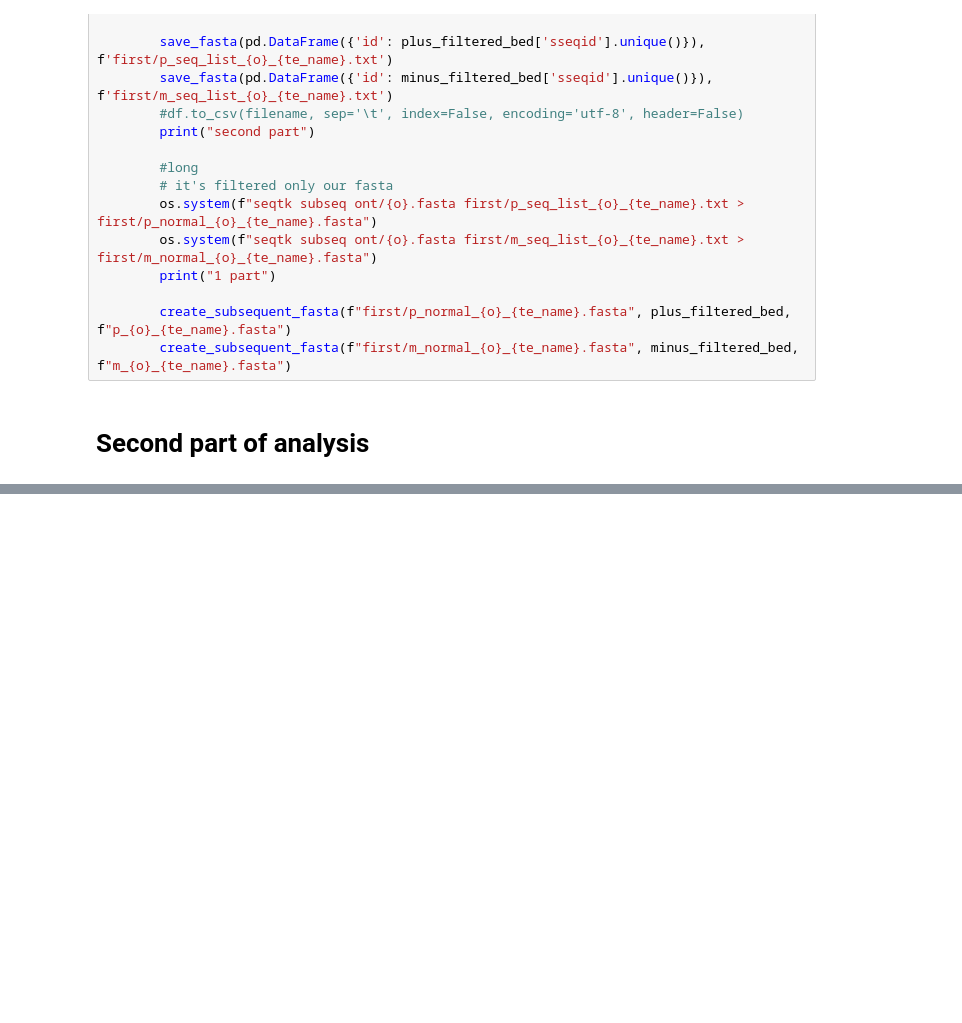
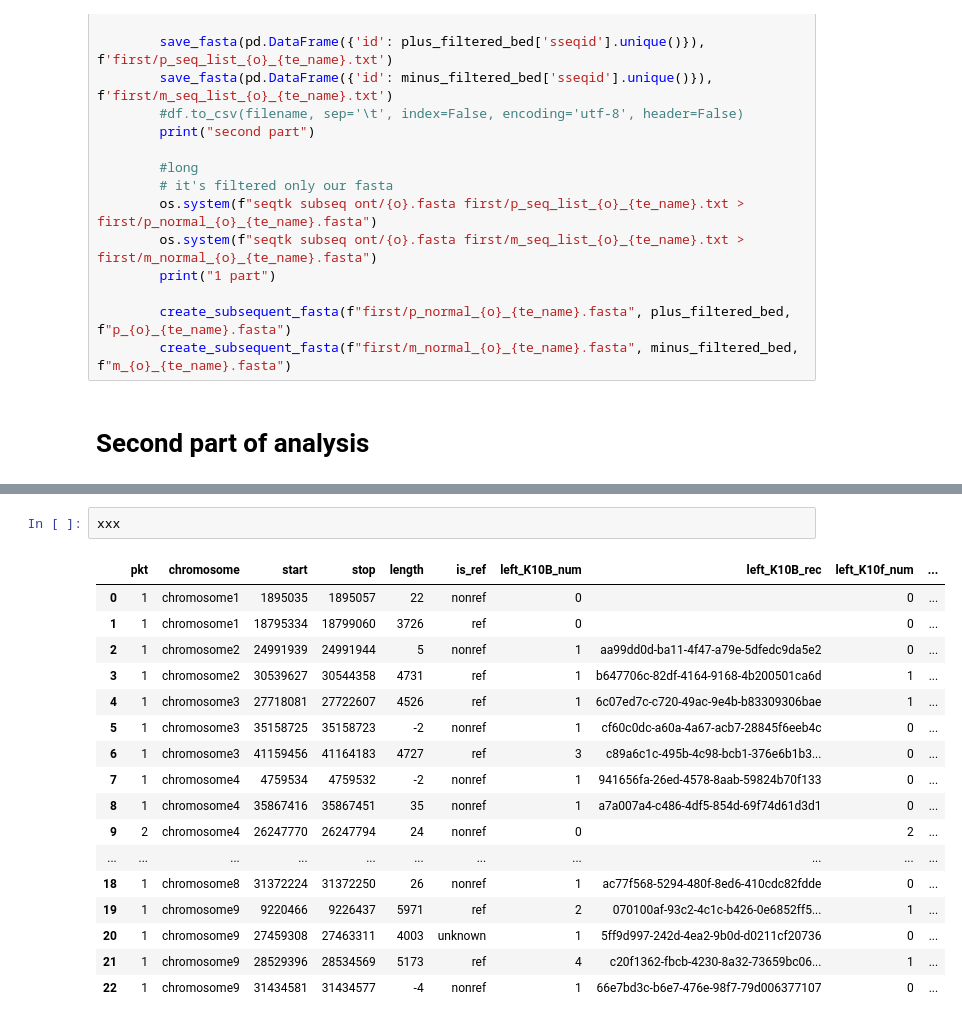
Before and after one commit to pkula/te_resolver, a Jupyter notebook: analysis.ipynb, the cells around one changed output, grey strips where cells are left out. Drawn from its saved outputs; the diff is of its cells as text; blank space fills up the shorter version.

```diff
--- a/analysis.ipynb
+++ b/analysis.ipynb
@@ -577,0 +876,20 @@ masked_genome
+# %%
+xxx
+# %% [output]
+|  | pkt | chromosome | start | stop | length | is_ref | left_K10B_num | left_K10B_rec | left_K10f_num | ... |
+| 0 | 1 | chromosome1 | 1895035 | 1895057 | 22 | nonref | 0 |  | 0 | ... |
+| 1 | 1 | chromosome1 | 18795334 | 18799060 | 3726 | ref | 0 |  | 0 | ... |
+| 2 | 1 | chromosome2 | 24991939 | 24991944 | 5 | nonref | 1 | aa99dd0d-ba11-4f47-a79e-5dfedc9da5e2 | 0 | ... |
+| 3 | 1 | chromosome2 | 30539627 | 30544358 | 4731 | ref | 1 | b647706c-82df-4164-9168-4b200501ca6d | 1 | ... |
+| 4 | 1 | chromosome3 | 27718081 | 27722607 | 4526 | ref | 1 | 6c07ed7c-c720-49ac-9e4b-b83309306bae | 1 | ... |
+| 5 | 1 | chromosome3 | 35158725 | 35158723 | -2 | nonref | 1 | cf60c0dc-a60a-4a67-acb7-28845f6eeb4c | 0 | ... |
+| 6 | 1 | chromosome3 | 41159456 | 41164183 | 4727 | ref | 3 | c89a6c1c-495b-4c98-bcb1-376e6b1b3... | 0 | ... |
+| 7 | 1 | chromosome4 | 4759534 | 4759532 | -2 | nonref | 1 | 941656fa-26ed-4578-8aab-59824b70f133 | 0 | ... |
+| 8 | 1 | chromosome4 | 35867416 | 35867451 | 35 | nonref | 1 | a7a007a4-c486-4df5-854d-69f74d61d3d1 | 0 | ... |
+| 9 | 2 | chromosome4 | 26247770 | 26247794 | 24 | nonref | 0 |  | 2 | ... |
+| ... | ... | ... | ... | ... | ... | ... | ... | ... | ... | ... |
+| 18 | 1 | chromosome8 | 31372224 | 31372250 | 26 | nonref | 1 | ac77f568-5294-480f-8ed6-410cdc82fdde | 0 | ... |
+| 19 | 1 | chromosome9 | 9220466 | 9226437 | 5971 | ref | 2 | 070100af-93c2-4c1c-b426-0e6852ff5... | 1 | ... |
+| 20 | 1 | chromosome9 | 27459308 | 27463311 | 4003 | unknown | 1 | 5ff9d997-242d-4ea2-9b0d-d0211cf20736 | 0 | ... |
+| 21 | 1 | chromosome9 | 28529396 | 28534569 | 5173 | ref | 4 | c20f1362-fbcb-4230-8a32-73659bc06... | 1 | ... |
+| 22 | 1 | chromosome9 | 31434581 | 31434577 | -4 | nonref | 1 | 66e7bd3c-b6e7-476e-98f7-79d006377107 | 0 | ... |
```
Also changed, not shown: parts of 18 cells of this notebook.
